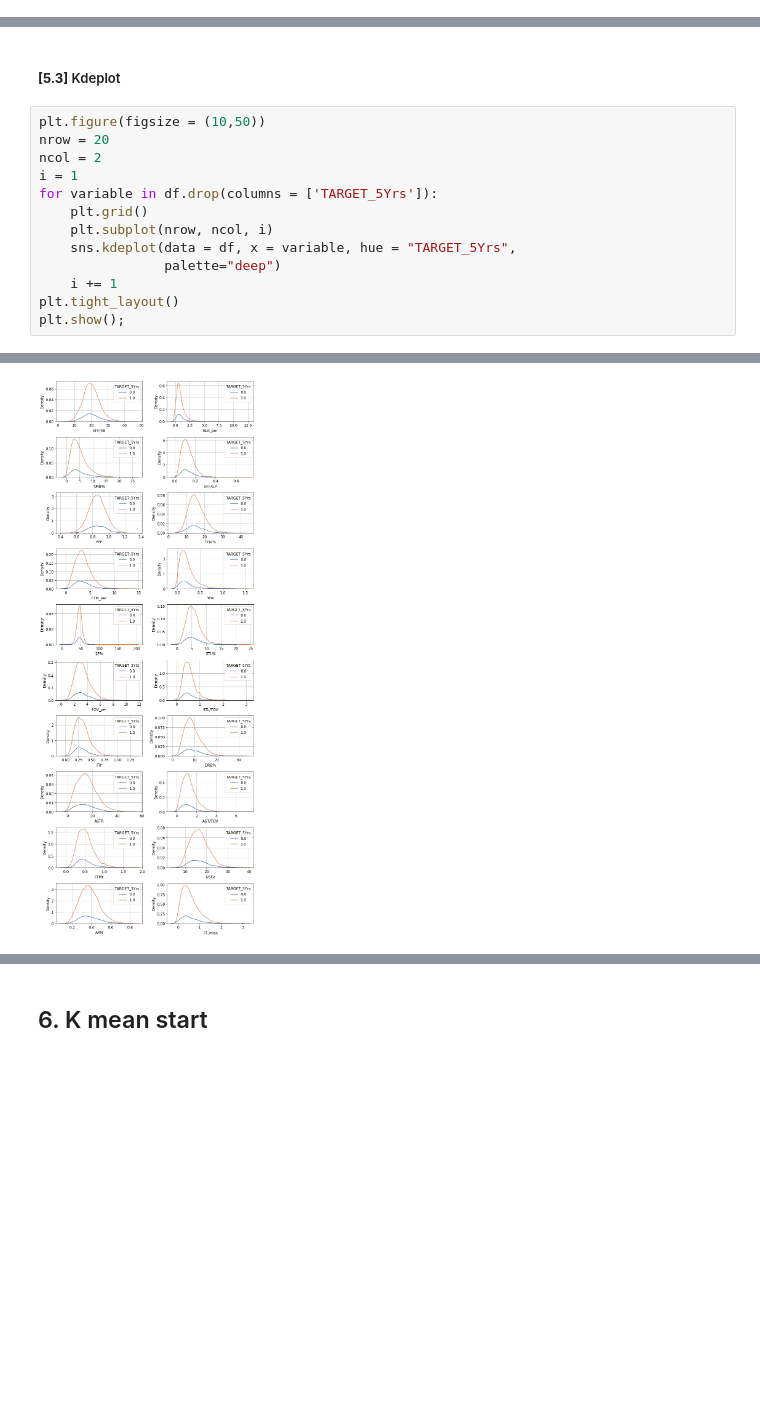
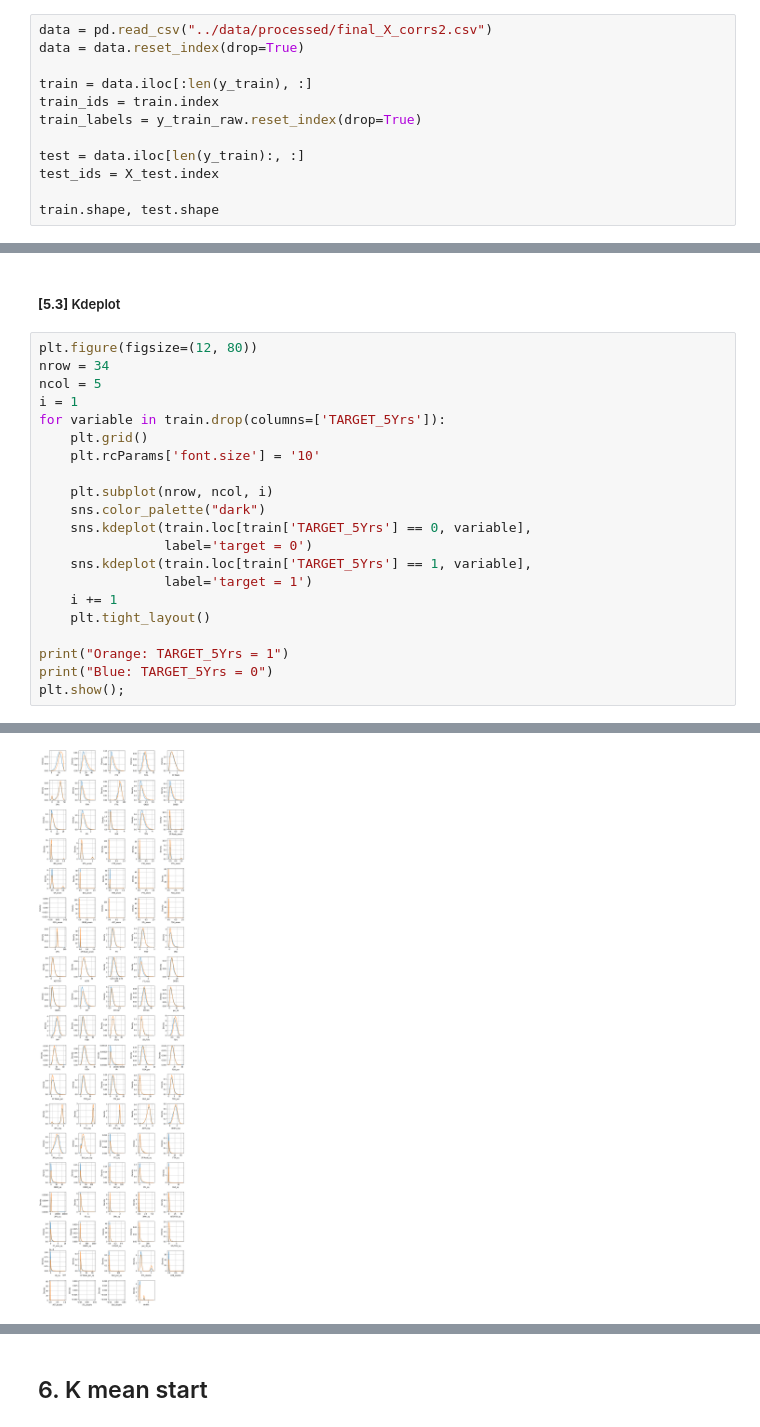
Before and after one commit to nuwanprabhath/kaggle-nba-career-prediction, a Jupyter notebook: notebooks/wu_wenying-14007025-week3_features.ipynb, the cells around one changed output, grey strips where cells are left out. Saved outputs shown, nothing was run; the diff lists cells and outputs as text; blank space fills up the shorter version.

```diff
--- a/notebooks/wu_wenying-14007025-week3_features.ipynb
+++ b/notebooks/wu_wenying-14007025-week3_features.ipynb
@@ -1867,0 +1677,12 @@ df['TARGET_5Yrs'] = y_train_raw
+# %%
+data = pd.read_csv("../data/processed/final_X_corrs2.csv")
+data = data.reset_index(drop=True)
+
+train = data.iloc[:len(y_train), :]
+train_ids = train.index
+train_labels = y_train_raw.reset_index(drop=True)
+
+test = data.iloc[len(y_train):, :]
+test_ids = X_test.index
+
+train.shape, test.shape
@@ -1868,16 +1717,24 @@ df['TARGET_5Yrs'] = y_train_raw
 # %% [markdown]
 ##### **[5.3]** Kdeplot
 # %%
-plt.figure(figsize = (10,50))
-nrow = 20
-ncol = 2
+plt.figure(figsize=(12, 80))
+nrow = 34
+ncol = 5
 i = 1
-for variable in df.drop(columns = ['TARGET_5Yrs']):
+for variable in train.drop(columns=['TARGET_5Yrs']):
     plt.grid()
+    plt.rcParams['font.size'] = '10'
+
     plt.subplot(nrow, ncol, i)
-    sns.kdeplot(data = df, x = variable, hue = "TARGET_5Yrs",
-                palette="deep")
+    sns.color_palette("dark")
+    sns.kdeplot(train.loc[train['TARGET_5Yrs'] == 0, variable],
+                label='target = 0')
+    sns.kdeplot(train.loc[train['TARGET_5Yrs'] == 1, variable],
+                label='target = 1')
     i += 1
-plt.tight_layout()
+    plt.tight_layout()
+
+print("Orange: TARGET_5Yrs = 1")
+print("Blue: TARGET_5Yrs = 0")
 plt.show();
 # %% [output]
@@ -1884 +1743 @@ plt.show();
-[figure, old version]
+[figure, new version]
```
Also changed, not shown: parts of 69 cells of this notebook.
